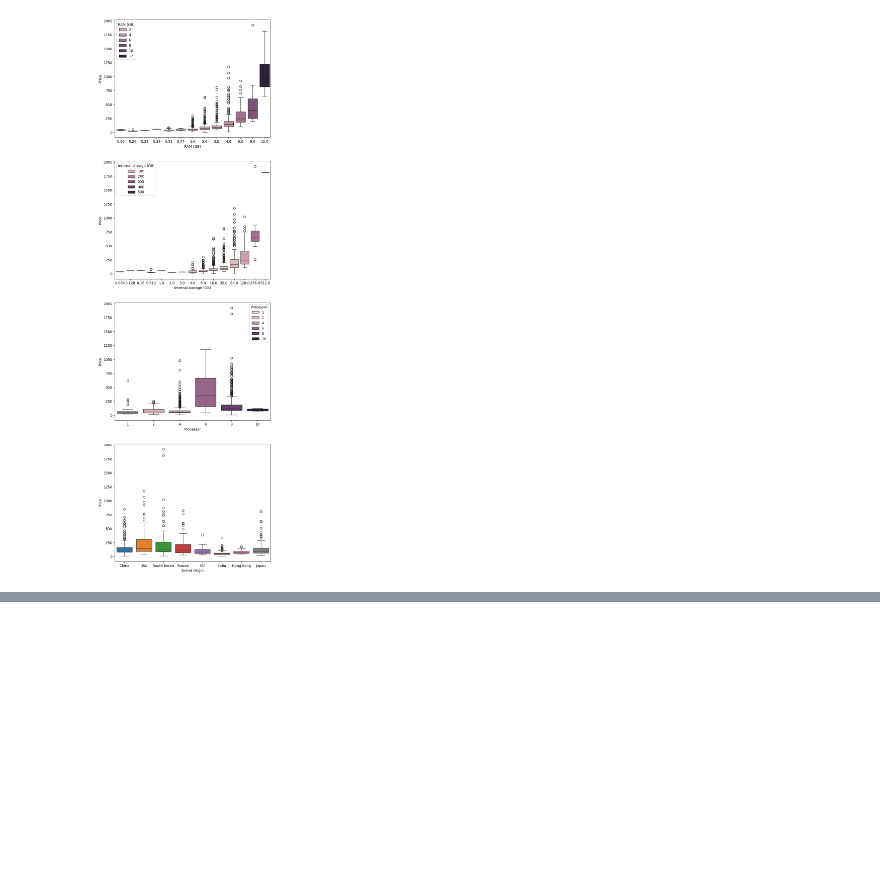
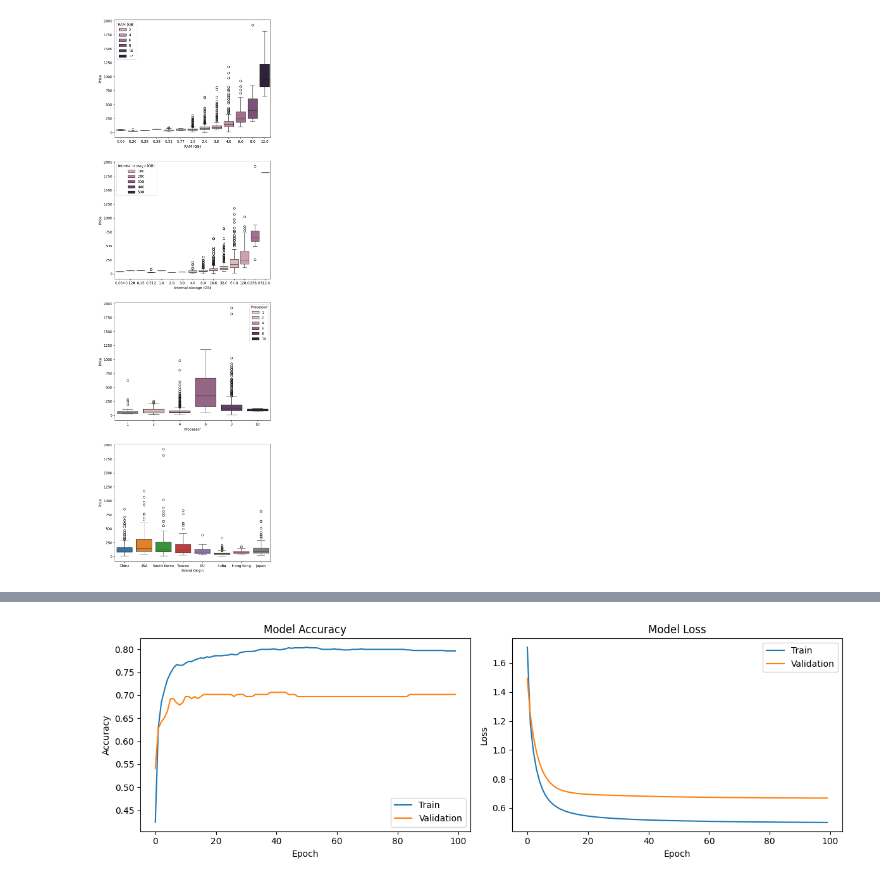
Before and after one commit to davo1176/MachineLearningGroupProject_TXB_8, a Jupyter notebook: notebook/group_assignment.ipynb, the cells around one changed output, grey strips where cells are left out. Saved outputs shown, nothing was run; the diff lists cells and outputs as text; code cells hidden in the pictures; blank space fills up the shorter version.

```diff
--- a/notebook/group_assignment.ipynb
+++ b/notebook/group_assignment.ipynb
@@ -643,0 +800,97 @@ df.head()
+# %%
+import pandas as pd
+import numpy as np
+from sklearn.model_selection import train_test_split
+from sklearn.preprocessing import StandardScaler, LabelEncoder
+from sklearn.metrics import accuracy_score, classification_report, confusion_matrix
+import tensorflow as tf
+from tensorflow.keras.models import Sequential
+from tensorflow.keras.layers import Dense
+from tensorflow.keras.utils import to_categorical
+
+preprocess_mobile_data(file_path="..\\data\\ndtv_data_final.csv")
+
+# Convert to one-hot encoding for softmax
+y_onehot = to_categorical(y, num_classes=num_classes)
+
+# Split the data into training and testing sets
+X_train, X_test, y_train, y_test, y_train_onehot, y_test_onehot = train_test_split(
+    X, y, y_onehot, test_size=0.2, random_state=42)
+
+# Standardize features
+scaler = StandardScaler()
+X_train_scaled = scaler.fit_transform(X_train)
+X_test_scaled = scaler.transform(X_test)
+
+# Set random seed for reproducibility
+tf.random.set_seed(42)
+np.random.seed(42)
+
+# Create the Softmax model
+model = Sequential([
+    Dense(num_classes, activation='softmax')
+])
+
+# Compile the model
+model.compile(
+    optimizer='adam',
+    loss='categorical_crossentropy',
+    metrics=['accuracy']
+)
+
+# Train the model
+history = model.fit(
+    X_train_scaled, y_train_onehot,
+    epochs=100,
+    batch_size=2,
+    validation_split=0.2,
+    verbose=1
+)
+
+# Evaluate the model
+test_loss, test_acc = model.evaluate(X_test_scaled, y_test_onehot)
+print(f"Softmax Model Test Accuracy: {test_acc:.4f}")
+
+# Make predictions
+y_pred_prob = model.predict(X_test_scaled)
+y_pred = np.argmax(y_pred_prob, axis=1)
+
+# Convert y_test back from one-hot to class indices if needed
+if len(y_test.shape) > 1:
+    y_test = np.argmax(y_test, axis=1)
+
+# Evaluate the model
+accuracy = accuracy_score(y_test, y_pred)
+conf_matrix = confusion_matrix(y_test, y_pred)
+class_report = classification_report(y_test, y_pred)
+
+print(f"Softmax Model Accuracy: {accuracy:.4f}")
+print("\nConfusion Matrix:")
+print(conf_matrix)
+print("\nClassification Report:")
+print(class_report)
+
+# Plot training history
+import matplotlib.pyplot as plt
+
+plt.figure(figsize=(12, 4))
+plt.subplot(1, 2, 1)
+plt.plot(history.history['accuracy'])
+plt.plot(history.history['val_accuracy'])
+plt.title('Model Accuracy')
+plt.ylabel('Accuracy')
+plt.xlabel('Epoch')
+plt.legend(['Train', 'Validation'], loc='lower right')
+
+plt.subplot(1, 2, 2)
+plt.plot(history.history['loss'])
+plt.plot(history.history['val_loss'])
+plt.title('Model Loss')
+plt.ylabel('Loss')
+plt.xlabel('Epoch')
+plt.legend(['Train', 'Validation'], loc='upper right')
+
+plt.tight_layout()
+plt.savefig('softmax_training_history.png')
+print("Training history saved as 'softmax_training_history.png'")
+# %% [output]
@@ -643,0 +914 @@ df.head()
+[figure, added]
```
Also changed, not shown: parts of 19 cells of this notebook.
